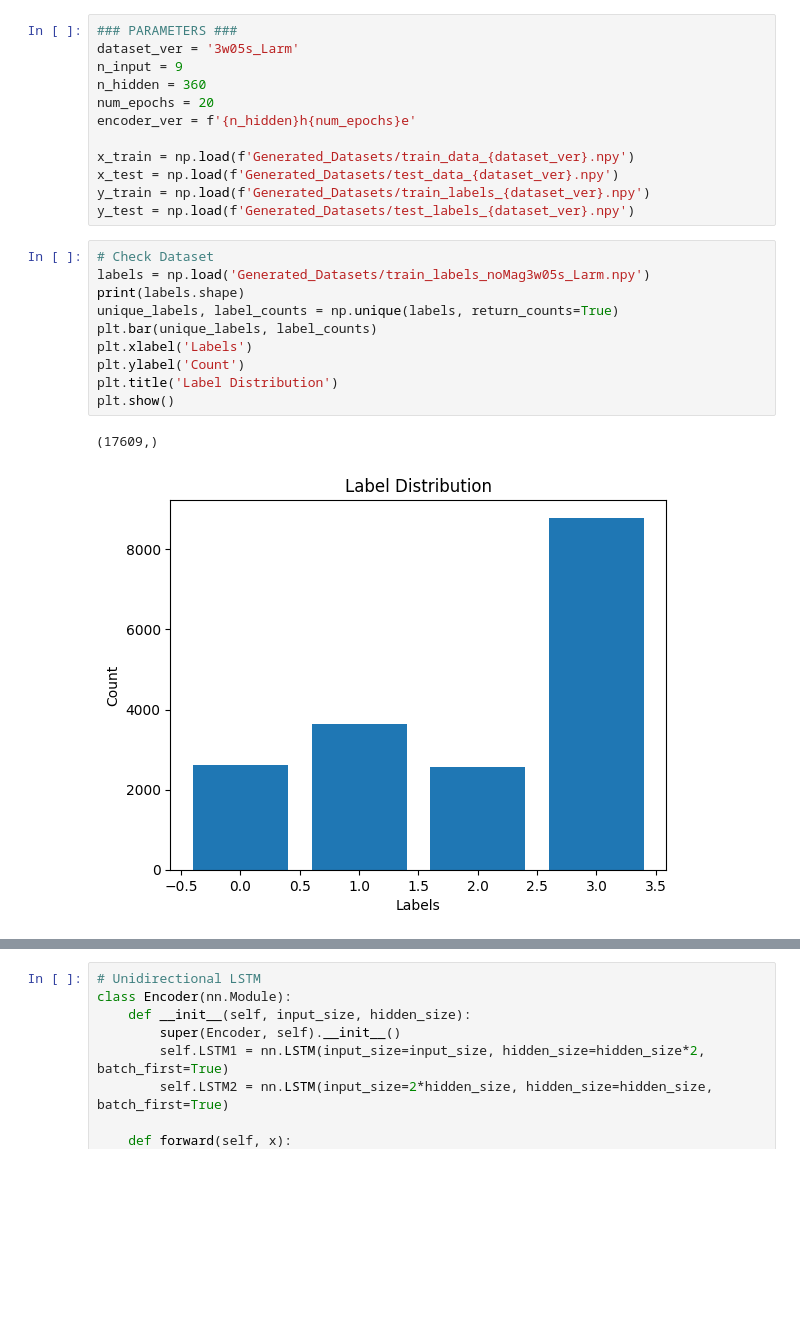
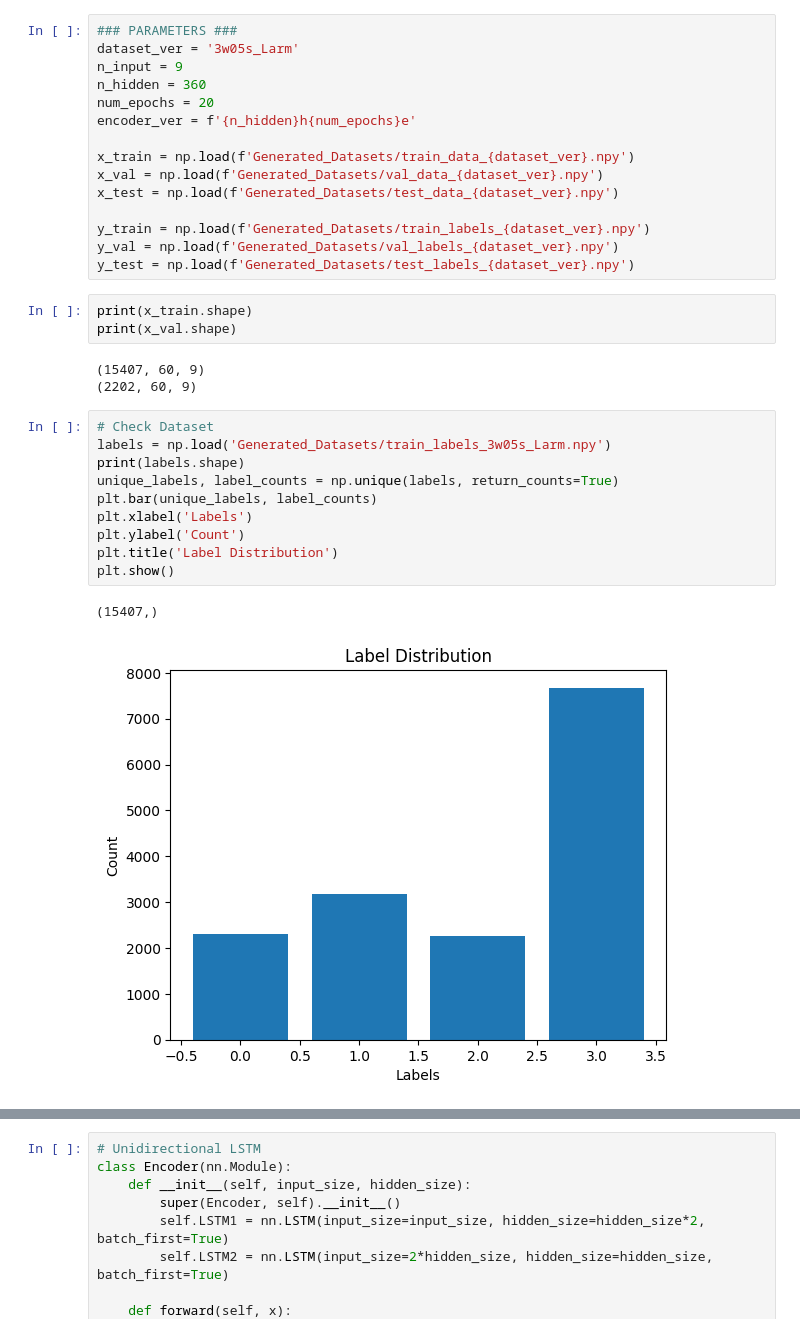
Before and after one commit to zachlim283/DLProject, a Jupyter notebook: LSTM.ipynb, the cells around one changed output, grey strips where cells are left out. Drawn from its saved outputs; the diff is of its cells as text; blank space fills up the shorter version.

```diff
--- a/LSTM.ipynb
+++ b/LSTM.ipynb
@@ -31,22 +31,31 @@ num_epochs = 20
 encoder_ver = f'{n_hidden}h{num_epochs}e'
 
 x_train = np.load(f'Generated_Datasets/train_data_{dataset_ver}.npy')
+x_val = np.load(f'Generated_Datasets/val_data_{dataset_ver}.npy')
 x_test = np.load(f'Generated_Datasets/test_data_{dataset_ver}.npy')
+
 y_train = np.load(f'Generated_Datasets/train_labels_{dataset_ver}.npy')
+y_val = np.load(f'Generated_Datasets/val_labels_{dataset_ver}.npy')
 y_test = np.load(f'Generated_Datasets/test_labels_{dataset_ver}.npy')
+# %%
+print(x_train.shape)
+print(x_val.shape)
+# %% [output]
+(15407, 60, 9)
+(2202, 60, 9)
 # %%
 # Check Dataset
-labels = np.load('Generated_Datasets/train_labels_noMag3w05s_Larm.npy')
+labels = np.load('Generated_Datasets/train_labels_3w05s_Larm.npy')
 print(labels.shape)
 unique_labels, label_counts = np.unique(labels, return_counts=True)
 plt.bar(unique_labels, label_counts)
 plt.xlabel('Labels')
 plt.ylabel('Count')
 plt.title('Label Distribution')
 plt.show()
 # %% [output]
-(17609,)
+(15407,)
-[figure, old version]
+[figure, new version]
 # %%
 class TrainDataset(torch.utils.data.Dataset):
     def __init__(self, dataset_ver):
```
Also changed, not shown: parts of 6 cells of this notebook, 4 other files.
